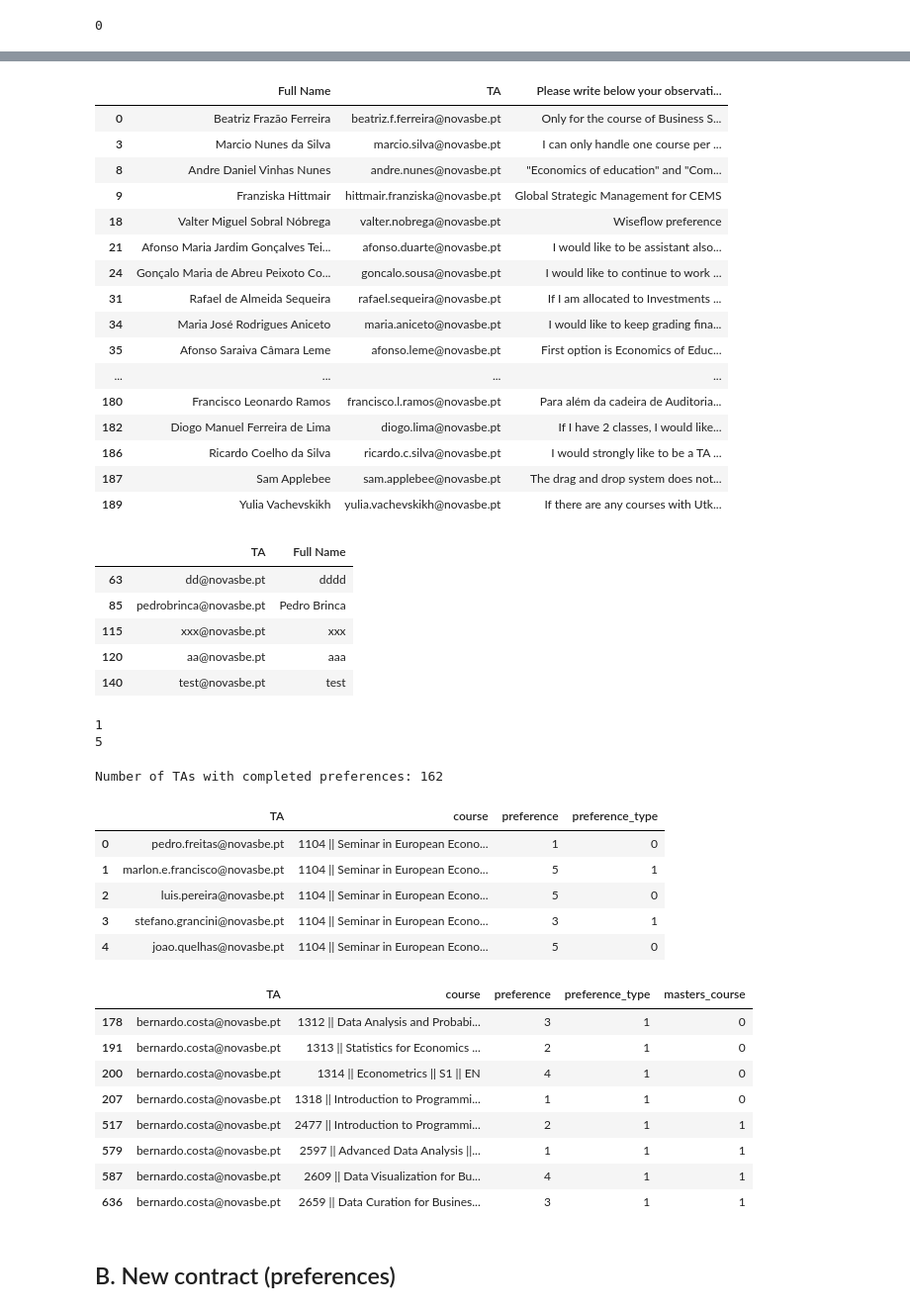
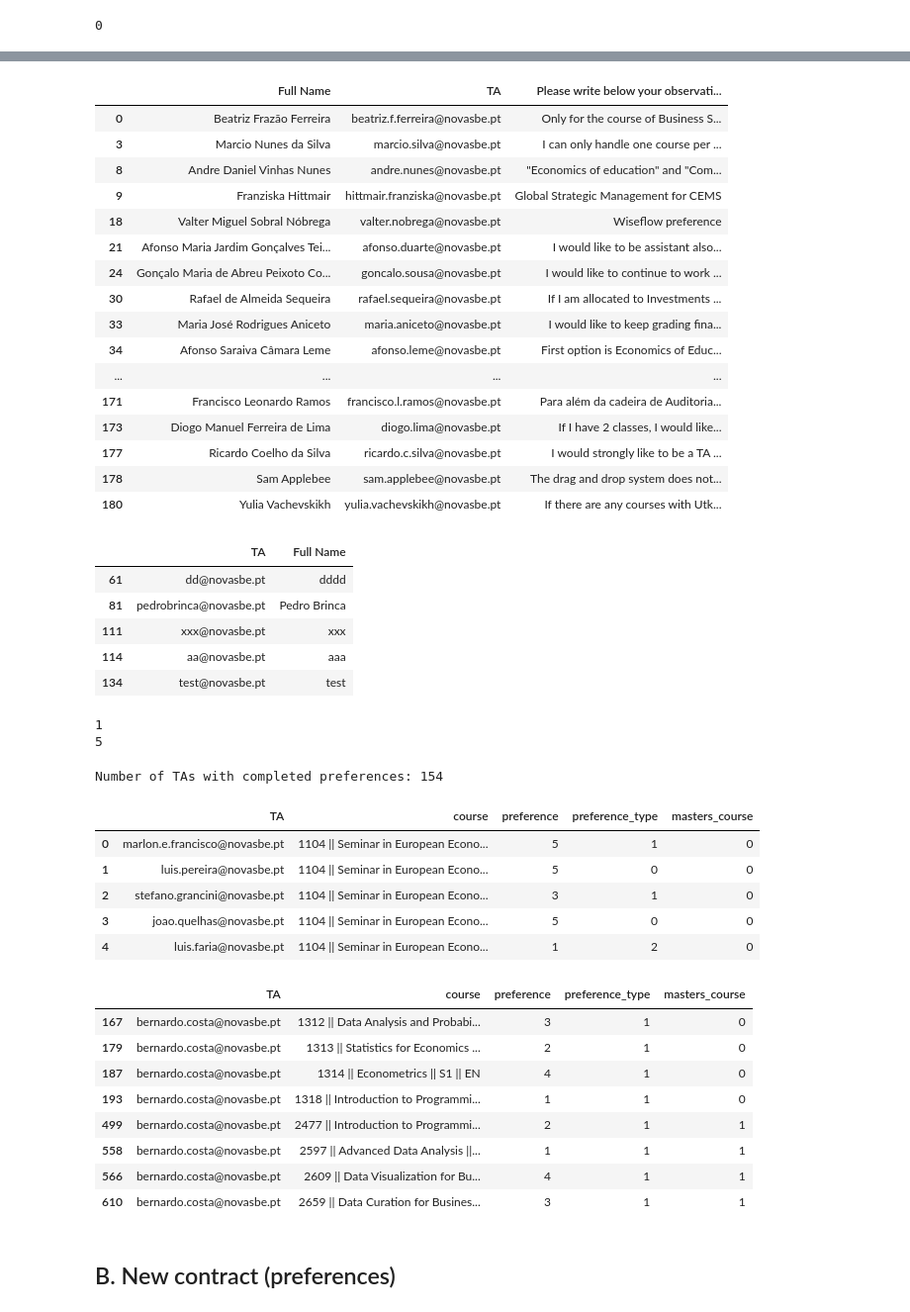
Before and after one commit to bforbesc/ta-allocation-app, a Jupyter notebook: ta_allocation_notebook.ipynb, the cells around one changed output, grey strips where cells are left out. Shown: that part at 99% size. Cells and saved outputs as stored; diff of their text form; code cells hidden in the pictures.

```diff
--- a/ta_allocation_notebook.ipynb
+++ b/ta_allocation_notebook.ipynb
@@ -33,6 +33,9 @@ dsd_df.head()
 | 4 | 5 | S2 | BSC | 1104 | Seminário de Economia Europeia | EN | T302A | 40 | 1.000 | NaN | ... |
 # %%
 dsd_df["course"] = dsd_df["COURSE CODE"].astype(str) + " || " + dsd_df["COURSE NAME"].astype(str) + " || " + dsd_df["TERM"].astype(str) + " || " + dsd_df["LANGUAGE"].astype(str)
+
+# ADDED!
+faculty_list = dsd_df[dsd_df["COURSE NAME"] != "Stata"]["FACULTY EMAIL"].unique()
 
 if term == "S1":
     selected_terms = ["S1", "T1", "T2"]
@@ -40,3 +43,7 @@ if term == "S1":
 else:
     selected_terms = ["S2", "T3", "T4"]
     dsd_df = dsd_df[dsd_df['TERM'].isin(selected_terms)]
+
+# ADDED!
+teorico_practicas = dsd_df[(dsd_df["FACULTY NAME"].isna()) & (dsd_df["CYCLE"] == "BSC")]["COURSE NAME"].unique()
+dsd_df = dsd_df.drop(dsd_df[(dsd_df["COURSE NAME"].isin(teorico_practicas)) & (dsd_df["FACULTY NAME"].notna())].index)
@@ -83,11 +112,14 @@ course_demand.head()
 # %%
 contract = pd.read_excel(contract)
 
+contract = contract[["TA", "CONTRACT"]]
 contract["TA"] = contract["TA"].str.lower()
 
 # Zero contracts
-zero_contracts = contract[contract['contract'] == 0]["TA"].unique()
-contract = contract[contract['contract'] != 0]
+# ADDED! Caps "CONTRACT", remove faculty
+zero_contracts = contract[contract['CONTRACT'] == 0]["TA"].unique()
+contract = contract[contract['CONTRACT'] != 0]
+contract = contract[~contract['TA'].isin(faculty_list)]
 # %%
 zero_contracts
 # %% [output]
@@ -131,6 +163,9 @@ column_df = pd.DataFrame({'Column Name': preferences_df.columns,
 
 # Remove TAs with zero_contracts
 preferences_df = preferences_df[~preferences_df["TA"].isin(zero_contracts)]
+
+# ADDED! Remove TAs wicha are faculty
+preferences_df = preferences_df[~preferences_df["TA"].isin(faculty_list)]
 
 # Create a mask to identify duplicates in the "TA" column
 duplicates_mask = preferences_df.duplicated(subset='TA', keep=False)
@@ -273,25 +324,25 @@ preferences_df_final[~preferences_df_final.iloc[:,-1].isna()].iloc[:, [17, 18, -
 | 18 | Valter Miguel Sobral Nóbrega | valter.nobrega@novasbe.pt | Wiseflow preference |
 | 21 | Afonso Maria Jardim Gonçalves Tei... | afonso.duarte@novasbe.pt | I would like to be assistant also... |
 | 24 | Gonçalo Maria de Abreu Peixoto Co... | goncalo.sousa@novasbe.pt | I would like to continue to work ... |
-| 31 | Rafael de Almeida Sequeira | rafael.sequeira@novasbe.pt | If I am allocated to Investments ... |
-| 34 | Maria José Rodrigues Aniceto | maria.aniceto@novasbe.pt | I would like to keep grading fina... |
-| 35 | Afonso Saraiva Câmara Leme | afonso.leme@novasbe.pt | First option is Economics of Educ... |
+| 30 | Rafael de Almeida Sequeira | rafael.sequeira@novasbe.pt | If I am allocated to Investments ... |
+| 33 | Maria José Rodrigues Aniceto | maria.aniceto@novasbe.pt | I would like to keep grading fina... |
+| 34 | Afonso Saraiva Câmara Leme | afonso.leme@novasbe.pt | First option is Economics of Educ... |
 | ... | ... | ... | ... |
-| 180 | Francisco Leonardo Ramos | francisco.l.ramos@novasbe.pt | Para além da cadeira de Auditoria... |
-| 182 | Diogo Manuel Ferreira de Lima | diogo.lima@novasbe.pt | If I have 2 classes, I would like... |
-| 186 | Ricardo Coelho da Silva | ricardo.c.silva@novasbe.pt | I would strongly like to be a TA ... |
-| 187 | Sam Applebee | sam.applebee@novasbe.pt | The drag and drop system does not... |
-| 189 | Yulia Vachevskikh | yulia.vachevskikh@novasbe.pt | If there are any courses with Utk... |
+| 171 | Francisco Leonardo Ramos | francisco.l.ramos@novasbe.pt | Para além da cadeira de Auditoria... |
+| 173 | Diogo Manuel Ferreira de Lima | diogo.lima@novasbe.pt | If I have 2 classes, I would like... |
+| 177 | Ricardo Coelho da Silva | ricardo.c.silva@novasbe.pt | I would strongly like to be a TA ... |
+| 178 | Sam Applebee | sam.applebee@novasbe.pt | The drag and drop system does not... |
+| 180 | Yulia Vachevskikh | yulia.vachevskikh@novasbe.pt | If there are any courses with Utk... |
 # %%
 # OUTPUT #N
 preferences_df_final[~preferences_df_final["TA"].isin(contract_emails)][["TA", "Full Name"]]
 # %% [output]
 |  | TA | Full Name |
-| 63 | dd@novasbe.pt | dddd |
-| 85 | pedrobrinca@novasbe.pt | Pedro Brinca |
-| 115 | xxx@novasbe.pt | xxx |
-| 120 | aa@novasbe.pt | aaa |
-| 140 | test@novasbe.pt | test |
+| 61 | dd@novasbe.pt | dddd |
+| 81 | pedrobrinca@novasbe.pt | Pedro Brinca |
+| 111 | xxx@novasbe.pt | xxx |
+| 114 | aa@novasbe.pt | aaa |
+| 134 | test@novasbe.pt | test |
 # %%
 # Get the course columns
 course_columns = preferences_df_final.columns[30:-1]
@@ -358,29 +409,31 @@ completed_preferences_number = len(completed_preferences)
 print(f"Number of TAs with completed preferences: {completed_preferences_number}")
 # display(completed_preferences)
 # %% [output]
-Number of TAs with completed preferences: 162
+Number of TAs with completed preferences: 154
 # %%
 # OUTPUT #6
-adapted_df.iloc[:,:-1].head()
+# ADDED! removed :-1
+# adapted_df.iloc[:,:-1].head()
+adapted_df.head()
 # %% [output]
-|  | TA | course | preference | preference_type |
-| 0 | pedro.freitas@novasbe.pt | 1104 || Seminar in European Econo... | 1 | 0 |
-| 1 | marlon.e.francisco@novasbe.pt | 1104 || Seminar in European Econo... | 5 | 1 |
-| 2 | luis.pereira@novasbe.pt | 1104 || Seminar in European Econo... | 5 | 0 |
-| 3 | stefano.grancini@novasbe.pt | 1104 || Seminar in European Econo... | 3 | 1 |
-| 4 | joao.quelhas@novasbe.pt | 1104 || Seminar in European Econo... | 5 | 0 |
+|  | TA | course | preference | preference_type | masters_course |
+| 0 | marlon.e.francisco@novasbe.pt | 1104 || Seminar in European Econo... | 5 | 1 | 0 |
+| 1 | luis.pereira@novasbe.pt | 1104 || Seminar in European Econo... | 5 | 0 | 0 |
+| 2 | stefano.grancini@novasbe.pt | 1104 || Seminar in European Econo... | 3 | 1 | 0 |
+| 3 | joao.quelhas@novasbe.pt | 1104 || Seminar in European Econo... | 5 | 0 | 0 |
+| 4 | luis.faria@novasbe.pt | 1104 || Seminar in European Econo... | 1 | 2 | 0 |
 # %%
 adapted_df[adapted_df["TA"]=="bernardo.costa@novasbe.pt"]
 # %% [output]
 |  | TA | course | preference | preference_type | masters_course |
-| 178 | bernardo.costa@novasbe.pt | 1312 || Data Analysis and Probabi... | 3 | 1 | 0 |
-| 191 | bernardo.costa@novasbe.pt | 1313 || Statistics for Economics ... | 2 | 1 | 0 |
-| 200 | bernardo.costa@novasbe.pt | 1314 || Econometrics || S1 || EN | 4 | 1 | 0 |
-| 207 | bernardo.costa@novasbe.pt | 1318 || Introduction to Programmi... | 1 | 1 | 0 |
-| 517 | bernardo.costa@novasbe.pt | 2477 || Introduction to Programmi... | 2 | 1 | 1 |
-| 579 | bernardo.costa@novasbe.pt | 2597 || Advanced Data Analysis ||... | 1 | 1 | 1 |
-| 587 | bernardo.costa@novasbe.pt | 2609 || Data Visualization for Bu... | 4 | 1 | 1 |
-| 636 | bernardo.costa@novasbe.pt | 2659 || Data Curation for Busines... | 3 | 1 | 1 |
+| 167 | bernardo.costa@novasbe.pt | 1312 || Data Analysis and Probabi... | 3 | 1 | 0 |
+| 179 | bernardo.costa@novasbe.pt | 1313 || Statistics for Economics ... | 2 | 1 | 0 |
+| 187 | bernardo.costa@novasbe.pt | 1314 || Econometrics || S1 || EN | 4 | 1 | 0 |
+| 193 | bernardo.costa@novasbe.pt | 1318 || Introduction to Programmi... | 1 | 1 | 0 |
+| 499 | bernardo.costa@novasbe.pt | 2477 || Introduction to Programmi... | 2 | 1 | 1 |
+| 558 | bernardo.costa@novasbe.pt | 2597 || Advanced Data Analysis ||... | 1 | 1 | 1 |
+| 566 | bernardo.costa@novasbe.pt | 2609 || Data Visualization for Bu... | 4 | 1 | 1 |
+| 610 | bernardo.costa@novasbe.pt | 2659 || Data Curation for Busines... | 3 | 1 | 1 |
 # %% [markdown]
 ## B. New contract (preferences)
 # %%
```
Also changed, not shown: parts of 62 cells of this notebook, 1 other file.
